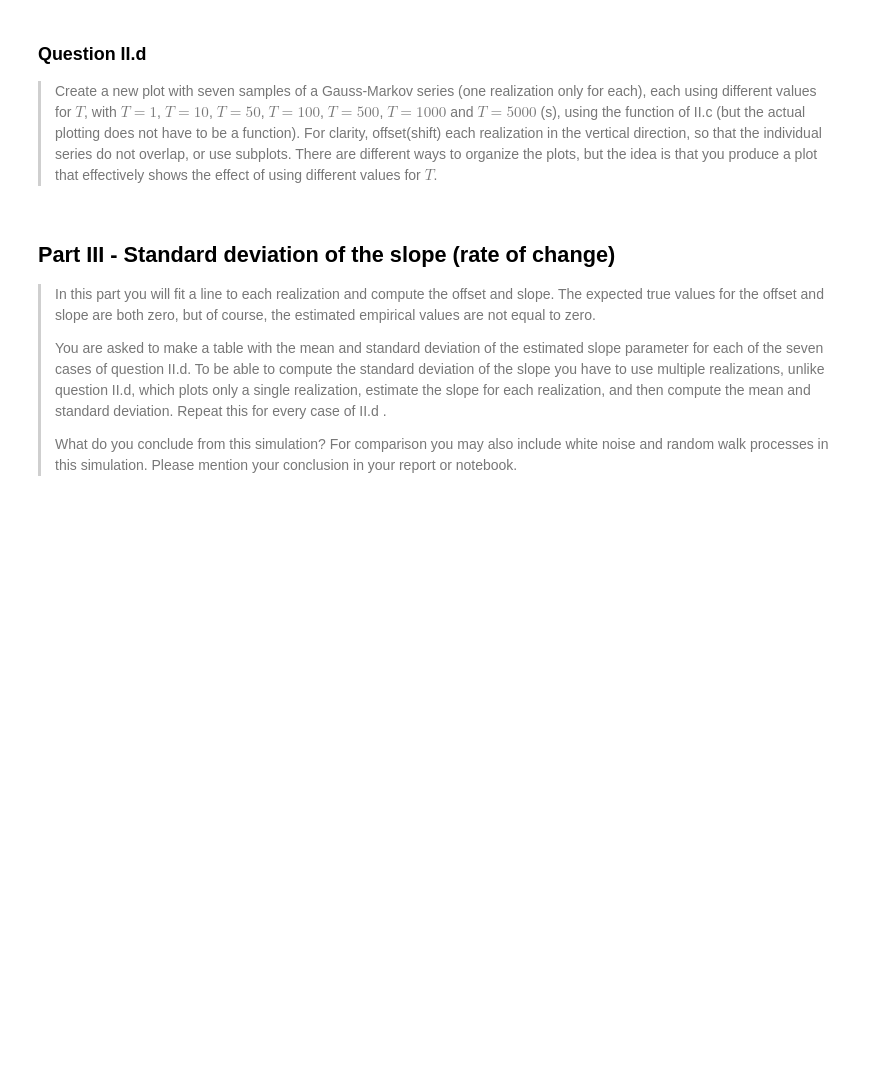
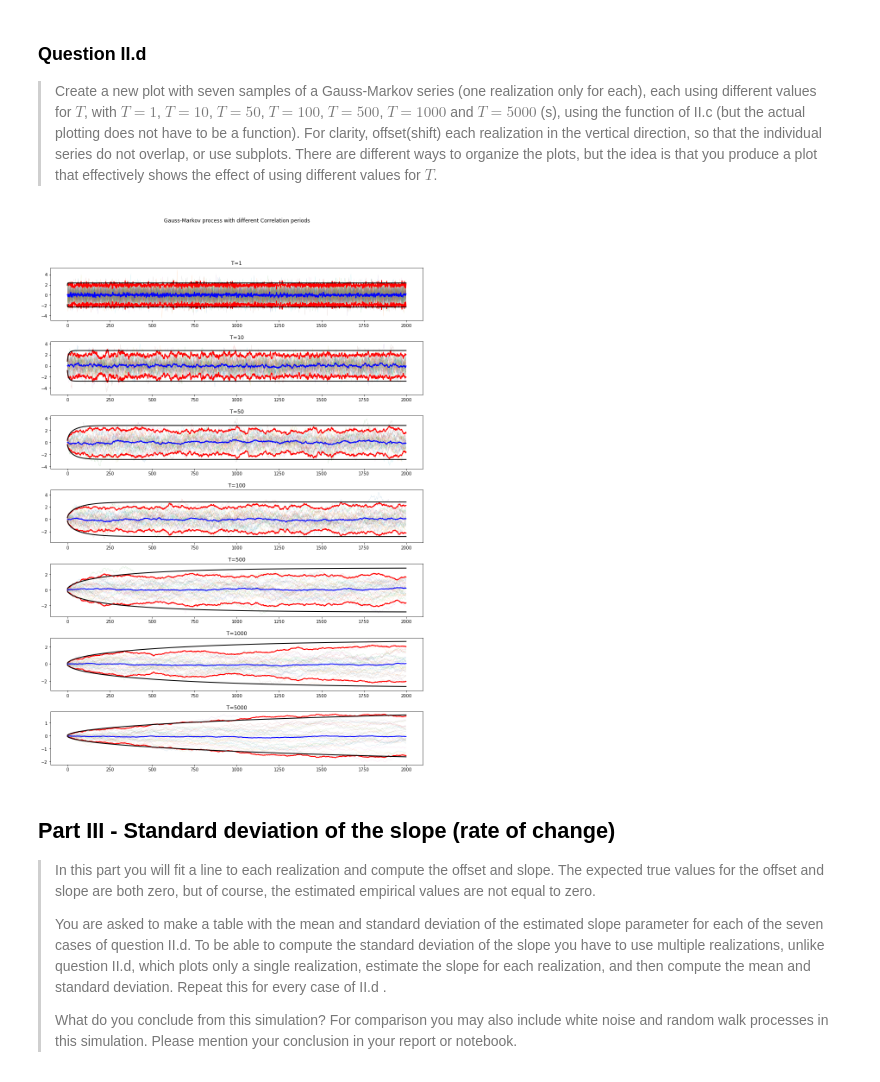
Before and after one commit to pratyush1611/CIE4604_Assignments, a Jupyter notebook: Assignment1/Assignment1.ipynb, the cells around one changed output. Cells and saved outputs as stored; diff of their text form; code cells hidden in the pictures; blank space fills up the shorter version.

Commit message:
question 2d done, labelling of the subplot remains

```diff
--- a/Assignment1/Assignment1.ipynb
+++ b/Assignment1/Assignment1.ipynb
@@ -367,3 +365,65 @@ array([[0.14071719],
+# %%
+# function for plotting on subplot axes
+def subplotter_qn2d(q2c_output, ax=None, title='Subplot'):
+    """
+    Parameters:
+    q2c_output (tuple): tuple containing the empirical mean, std.dev., formal std.dev. and realisation matrix
+    ax (matplotlib get current axis instance):
+    ____________
+    Returns:
+
+    """
+    # initialize axis if not passed (which should never be the case)
+    if ax is None:
+        ax = plt.gca()
+
+    # extract values from the tuple from first parameter
+    # Compute emeperical mean and standard deviation
+    xmean, xstd, sx, x = q2c_output
+    n, m = x.shape
+
+    xmean = np.mean(x, axis=1)
+    xstd = np.std(x, axis=1)
+    # plot it
+    ax.plot(x[:,:], linewidth=0.1)
+    ax.plot(xmean,   color='b', linewidth=2, label='Mean')
+    ax.plot(2*xstd,  color='r', linewidth=2, label='95% empirical std. dev.')
+    ax.plot(-2*xstd, color='r', linewidth=2)
+    ax.plot( 2*sx, color='k', linewidth=2, label='95% formal std. dev.')
+    ax.plot(-2*sx, color='k', linewidth=2)
+    ax.set_title(title)
+    return ax
+
+
+t1    = gauss_markov_q2c(n=2000, m=30 ,T=1,    dt=1, Sigma=1 , initZero = False)
+t10   = gauss_markov_q2c(n=2000, m=30 ,T=10,   dt=1, Sigma=1 , initZero = False)
+t50   = gauss_markov_q2c(n=2000, m=30 ,T=50,   dt=1, Sigma=1 , initZero = False)
+t100  = gauss_markov_q2c(n=2000, m=30 ,T=100,  dt=1, Sigma=1 , initZero = False)
+t500  = gauss_markov_q2c(n=2000, m=30 ,T=500,  dt=1, Sigma=1 , initZero = False)
+t1000 = gauss_markov_q2c(n=2000, m=30 ,T=1000, dt=1, Sigma=1 , initZero = False)
+t5000 = gauss_markov_q2c(n=2000, m=30 ,T=5000, dt=1, Sigma=1 , initZero = False)
+
+
+
+fig, (ax1, ax2, ax3, ax4, ax5, ax6, ax7) = plt.subplots(7, figsize= (15,20), sharex=False)
+fig.suptitle('Gauss-Markov process with different Correlation periods')
+subplotter_qn2d(t1,   ax1, 'T=1')
+subplotter_qn2d(t10,  ax2, 'T=10')
+subplotter_qn2d(t50,  ax3, 'T=50')
+subplotter_qn2d(t100, ax4, 'T=100')
+subplotter_qn2d(t500, ax5, 'T=500')
+subplotter_qn2d(t1000,ax6, 'T=1000')
+subplotter_qn2d(t5000,ax7, 'T=5000')
+
+plt.subplots_adjust(left=0.1,
+                    bottom=0.1,
+                    right=0.9,
+                    top=0.9,
+                    wspace=0.4,
+                    hspace=0.4)
+plt.show()
+# %% [output]
+[figure, added]
 # %% [markdown]
 ## Part III - Standard deviation of the slope (rate of change)
 
```
Also changed, not shown: parts of 1 cell of this notebook.
